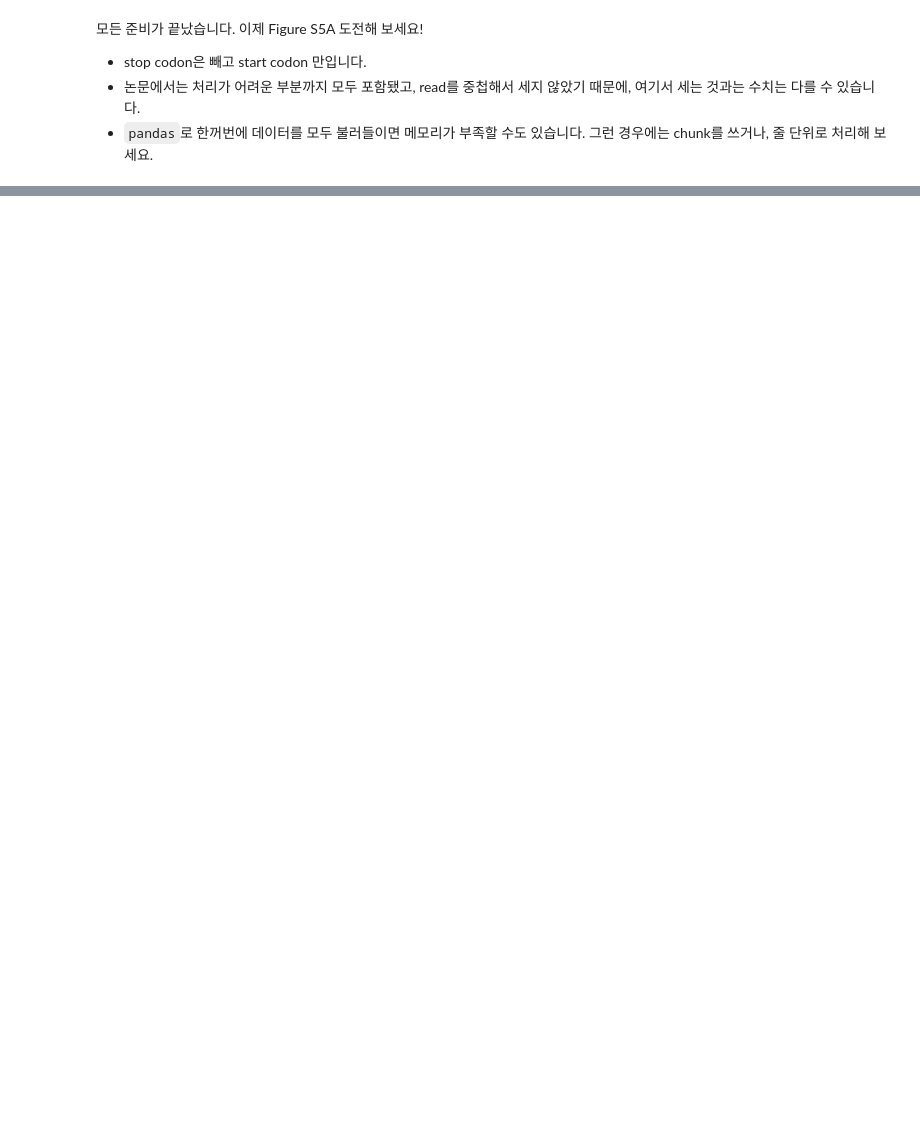
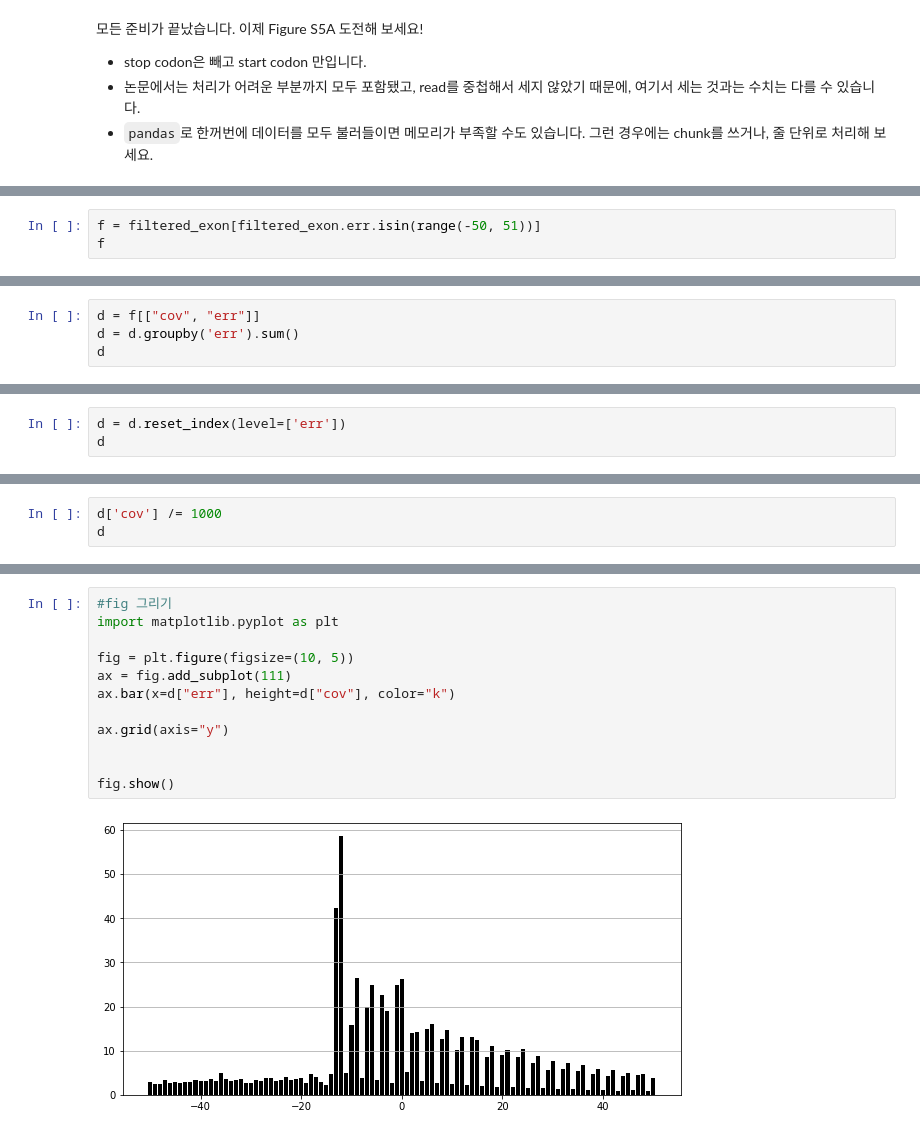
Before and after one commit to ljunwon1114/2022bioinfohw, a Jupyter notebook: Week2.ipynb, the cells around one changed output, grey strips where cells are left out. Cells and saved outputs as stored; diff of their text form; blank space fills up the shorter version.

```diff
--- a/Week2.ipynb
+++ b/Week2.ipynb
@@ -223,0 +291,3 @@ chr1    3221994 3221995 1
+# %%
+f = filtered_exon[filtered_exon.err.isin(range(-50, 51))]
+f
@@ -223,0 +308,4 @@ chr1    3221994 3221995 1
+# %%
+d = f[["cov", "err"]]
+d = d.groupby('err').sum()
+d
@@ -223,0 +327,3 @@ chr1    3221994 3221995 1
+# %%
+d = d.reset_index(level=['err'])
+d
@@ -223,0 +344,3 @@ chr1    3221994 3221995 1
+# %%
+d['cov'] /= 1000
+d
@@ -223,0 +361,14 @@ chr1    3221994 3221995 1
+# %%
+#fig 그리기
+import matplotlib.pyplot as plt
+
+fig = plt.figure(figsize=(10, 5))
+ax = fig.add_subplot(111)
+ax.bar(x=d["err"], height=d["cov"], color="k")
+
+ax.grid(axis="y")
+
+
+fig.show()
+# %% [output]
+[figure, added]
```
Also changed, not shown: parts of 15 cells of this notebook.
